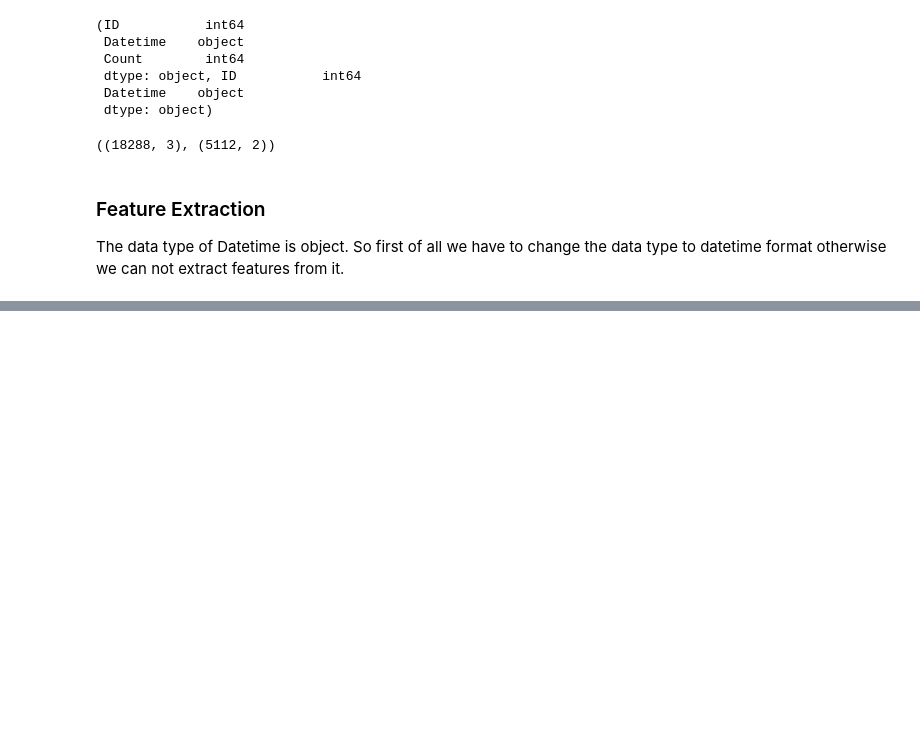
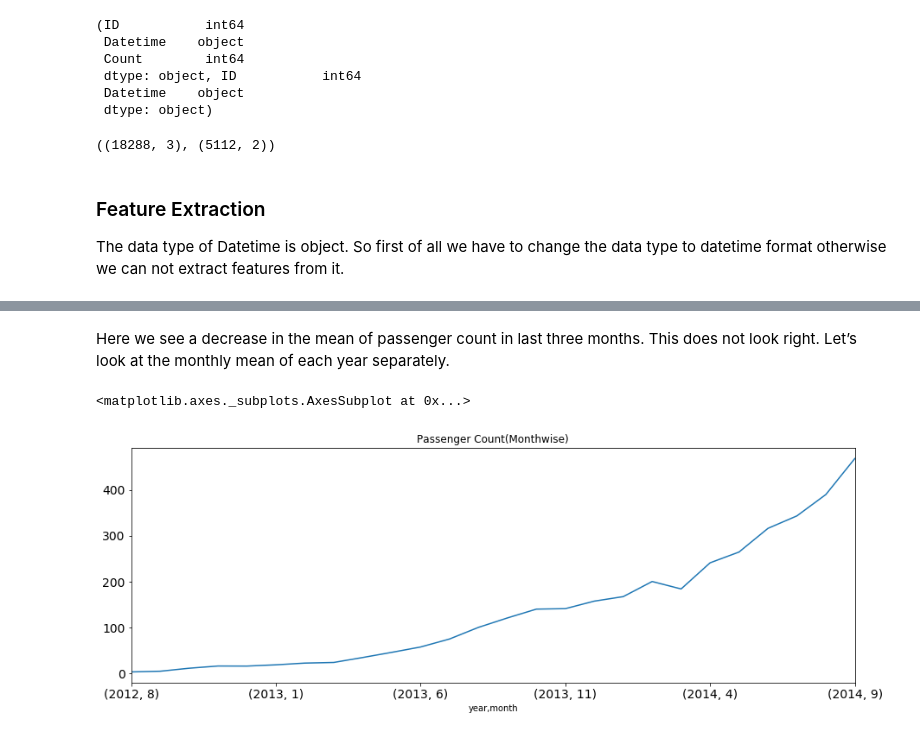
Before and after one commit to sksoumik/machine-learning-projects, a Jupyter notebook: Forecasting_traffic/timeseries_forecasting.ipynb, the cells around one changed output, grey strips where cells are left out. Drawn from its saved outputs; the diff is of its cells as text; code cells hidden in the pictures; blank space fills up the shorter version.

```diff
--- a/Forecasting_traffic/timeseries_forecasting.ipynb
+++ b/Forecasting_traffic/timeseries_forecasting.ipynb
@@ -77,0 +145,8 @@ for i in (train, test, test_original, train_original):
+# %% [markdown]
+Here we see a decrease in the mean of passenger count in last three months. This does not look right. Let’s look at the monthly mean of each year separately.
+# %%
+temp=train.groupby(['year', 'month'])['Count'].mean()
+temp.plot(figsize=(15,5), title= 'Passenger Count(Monthwise)', fontsize=14)
+# %% [output]
+<matplotlib.axes._subplots.AxesSubplot at 0x...>
+[figure, added]
```
Also changed, not shown: parts of 15 cells of this notebook, 3 other files.
